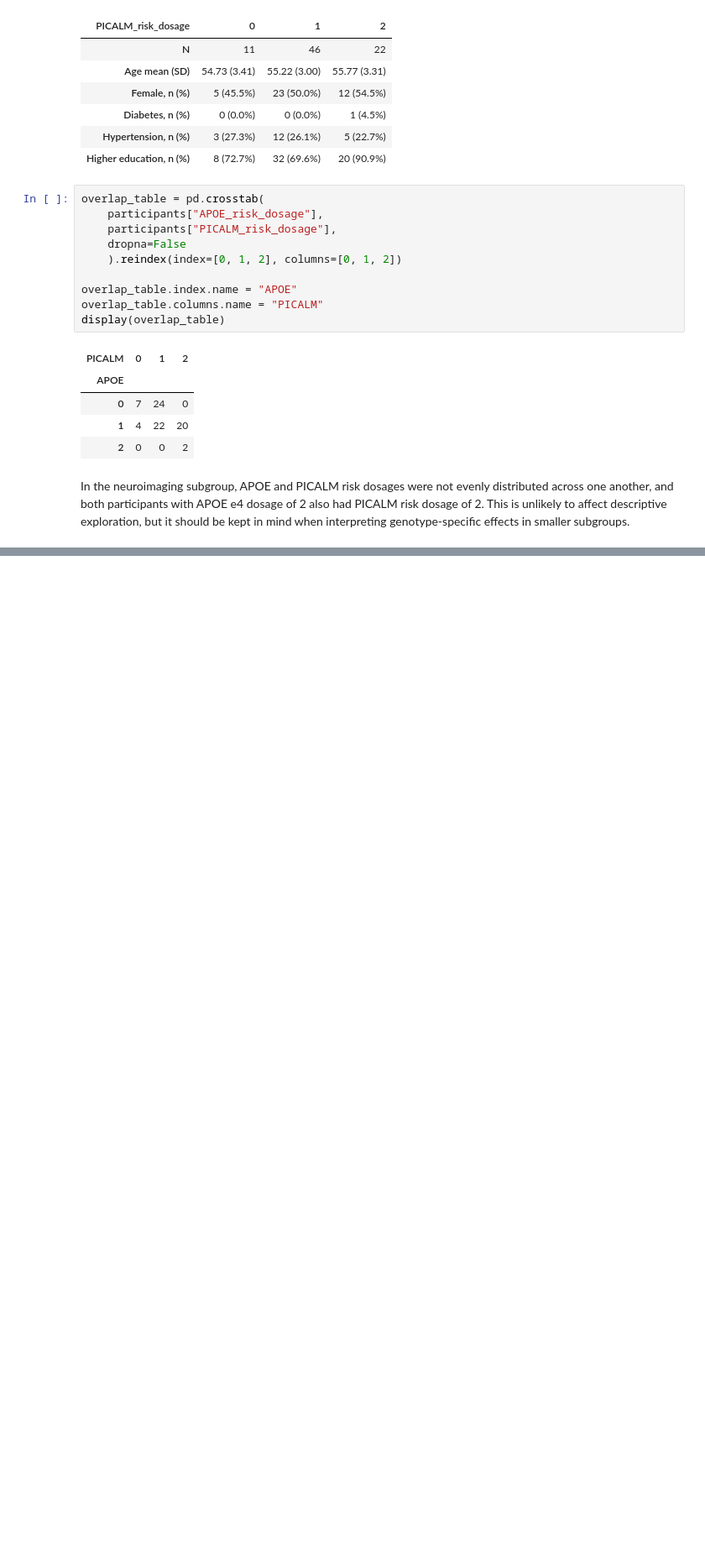
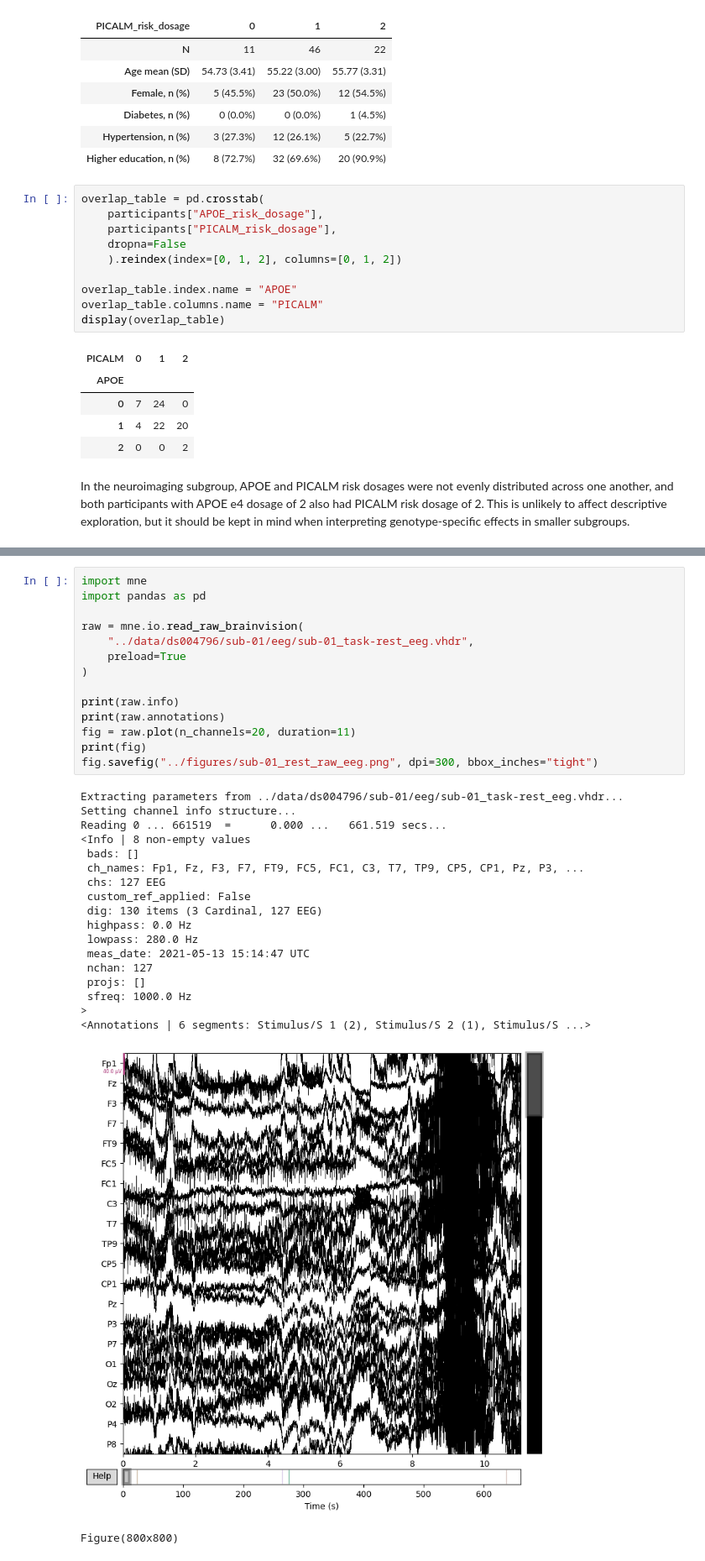
Before and after one commit to nmarryatt/neurogenetics-ml, a Jupyter notebook: notebooks/Data Exploration.ipynb, the cells around one changed output, grey strips where cells are left out. Shown at 84% size. Cells and saved outputs as stored; diff of their text form; blank space fills up the shorter version.

```diff
--- a/notebooks/Data Exploration.ipynb
+++ b/notebooks/Data Exploration.ipynb
@@ -261,0 +291,34 @@ to affect descriptive exploration, but it should be kept in mind when interpreti
+# %%
+import mne
+import pandas as pd
+
+raw = mne.io.read_raw_brainvision(
+    "../data/ds004796/sub-01/eeg/sub-01_task-rest_eeg.vhdr",
+    preload=True
+)
+
+print(raw.info)
+print(raw.annotations)
+fig = raw.plot(n_channels=20, duration=11)
+print(fig)
+fig.savefig("../figures/sub-01_rest_raw_eeg.png", dpi=300, bbox_inches="tight")
+# %% [output]
+Extracting parameters from ../data/ds004796/sub-01/eeg/sub-01_task-rest_eeg.vhdr...
+Setting channel info structure...
+Reading 0 ... 661519  =      0.000 ...   661.519 secs...
+<Info | 8 non-empty values
+ bads: []
+ ch_names: Fp1, Fz, F3, F7, FT9, FC5, FC1, C3, T7, TP9, CP5, CP1, Pz, P3, ...
+ chs: 127 EEG
+ custom_ref_applied: False
+ dig: 130 items (3 Cardinal, 127 EEG)
+ highpass: 0.0 Hz
+ lowpass: 280.0 Hz
+ meas_date: 2021-05-13 15:14:47 UTC
+ nchan: 127
+ projs: []
+ sfreq: 1000.0 Hz
+>
+<Annotations | 6 segments: Stimulus/S 1 (2), Stimulus/S 2 (1), Stimulus/S ...>
+[figure, added]
+Figure(800x800)
```
Also changed, not shown: parts of 6 cells of this notebook, 1 other file.
